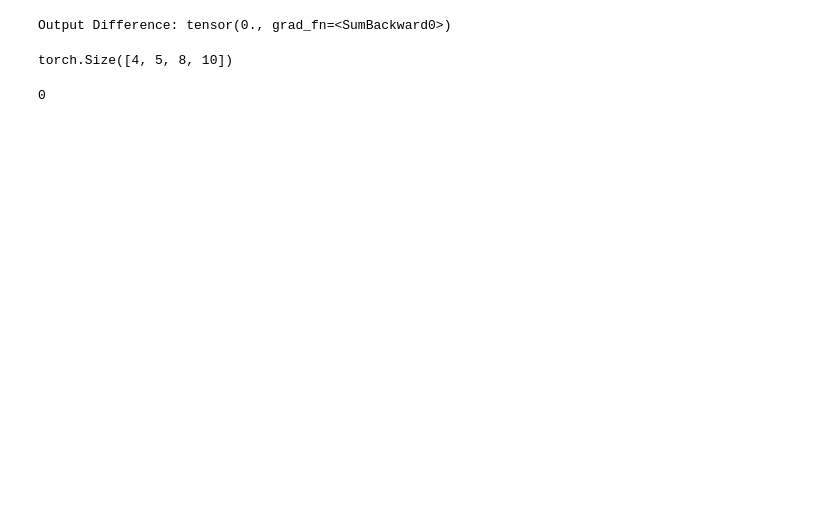
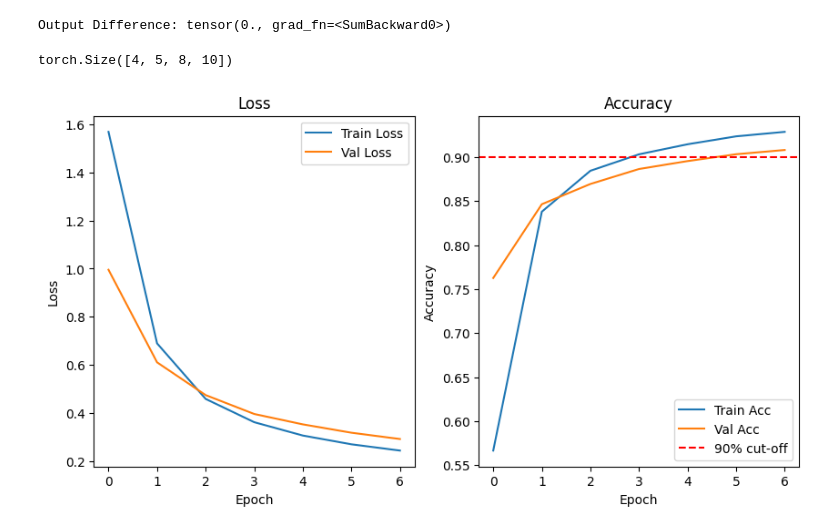
Before and after one commit to Vashistht/Intro_DL, a Jupyter notebook: IDL_HW3/code/test.ipynb, the cells around one changed output. Cells and saved outputs as stored; diff of their text form; code cells hidden in the pictures; blank space fills up the shorter version.

Commit message:
Deliverable 1 code + run + plot

```diff
--- a/IDL_HW3/code/test.ipynb
+++ b/IDL_HW3/code/test.ipynb
@@ -147,7 +147,40 @@ torch.Size([4, 5, 8, 10])
 # %%
 a = b = 0
 a = 1
-# %%
-b
-# %% [output]
-0
+# %%
+# Epoch 1  | Train Loss: 1.5684 | Train Acc: 0.5666 | Val Loss: 0.9956 | Val Acc: 0.7626
+# Epoch 2  | Train Loss: 0.6898 | Train Acc: 0.8379 | Val Loss: 0.6110 | Val Acc: 0.8464
+# Epoch 3  | Train Loss: 0.4591 | Train Acc: 0.8844 | Val Loss: 0.4750 | Val Acc: 0.8694
+# Epoch 4  | Train Loss: 0.3624 | Train Acc: 0.9031 | Val Loss: 0.3965 | Val Acc: 0.8864
+# Epoch 5  | Train Loss: 0.3070 | Train Acc: 0.9145 | Val Loss: 0.3534 | Val Acc: 0.8954
+# Epoch 6  | Train Loss: 0.2706 | Train Acc: 0.9235 | Val Loss: 0.3187 | Val Acc: 0.9032
+# Epoch 7  | Train Loss: 0.2445 | Train Acc: 0.9286 | Val Loss: 0.2925 | Val Acc: 0.9080
+# make a list of losses and accuracies
+train_loss = [1.5684, 0.6898, 0.4591, 0.3624, 0.3070, 0.2706, 0.2445]
+train_accuracy = [0.5666, 0.8379, 0.8844, 0.9031, 0.9145, 0.9235, 0.9286]
+val_loss = [0.9956, 0.6110, 0.4750, 0.3965, 0.3534, 0.3187, 0.2925]
+val_accuracy = [0.7626, 0.8464, 0.8694, 0.8864, 0.8954, 0.9032, 0.9080]
+# %%
+import matplotlib.pyplot as plt
+
+## Plot the loss and accuracy curves
+fig, ax = plt.subplots(1,2, figsize=(10,5))
+ax[0].plot(train_loss, label='Train Loss')
+ax[0].plot(val_loss, label='Val Loss')
+ax[0].set_title('Loss')
+ax[0].set_xlabel('Epoch')
+ax[0].set_ylabel('Loss')
+ax[0].legend()
+
+ax[1].plot(train_accuracy, label='Train Acc')
+ax[1].plot(val_accuracy, label='Val Acc')
+ax[1].set_title('Accuracy')
+ax[1].legend()
+ax[1].set_xlabel('Epoch')
+ax[1].set_ylabel('Accuracy')
+ax[1].axhline(y=0.9, color='r', linestyle='--', label='90% cut-off')
+ax[1].legend()
+plt.savefig('train-loss-curve-del1-2.png')
+plt.show()
+# %% [output]
+[figure, added]
```
Also changed, not shown: 5 other files.
